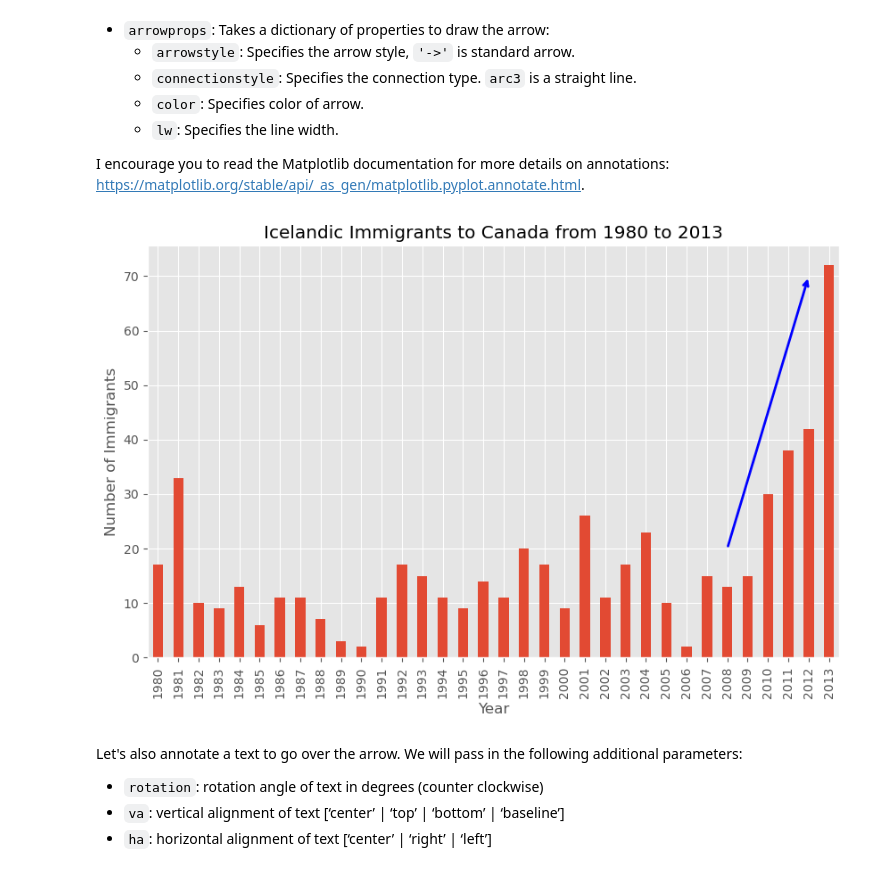
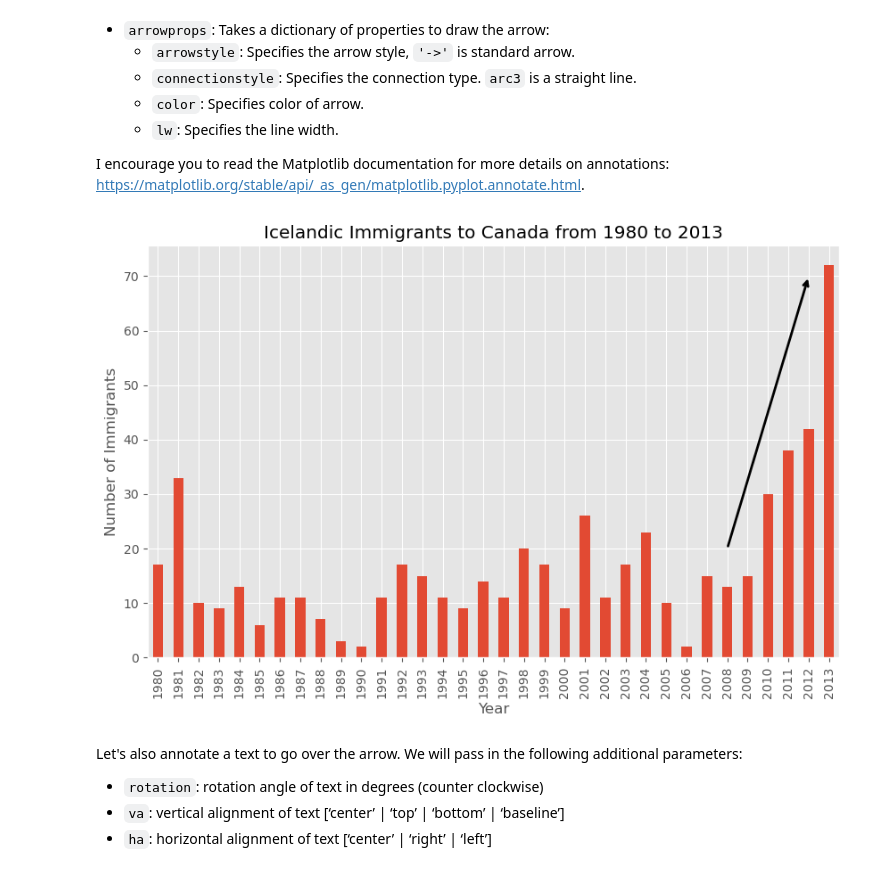
Before and after one commit to tmmendoza29/Coursera, a Jupyter notebook: Python for Data Science/Data Visualization/Week 1/DV0101EN-Exercise-Area-Plots-Histograms-and-Bar-Charts_.ipynb, the cells around one changed output. Saved outputs shown, nothing was run; the diff lists cells and outputs as text; code cells hidden in the pictures.

```diff
--- a/Python for Data Science/Data Visualization/Week 1/DV0101EN-Exercise-Area-Plots-Histograms-and-Bar-Charts_.ipynb
+++ b/Python for Data Science/Data Visualization/Week 1/DV0101EN-Exercise-Area-Plots-Histograms-and-Bar-Charts_.ipynb
@@ -612,21 +634,21 @@ I encourage you to read the Matplotlib documentation for more details on annotat
 # %%
 df_iceland.plot(kind='bar', figsize=(10, 6), rot=90)  # rotate the xticks(labelled points on x-axis) by 90 degrees
 
 plt.xlabel('Year')
 plt.ylabel('Number of Immigrants')
 plt.title('Icelandic Immigrants to Canada from 1980 to 2013')
 
 # Annotate arrow
 plt.annotate('',  # s: str. Will leave it blank for no text
              xy=(32, 70),  # place head of the arrow at point (year 2012 , pop 70)
              xytext=(28, 20),  # place base of the arrow at point (year 2008 , pop 20)
              xycoords='data',  # will use the coordinate system of the object being annotated
-             arrowprops=dict(arrowstyle='->', connectionstyle='arc3', color='blue', lw=2)
+             arrowprops=dict(arrowstyle='->', connectionstyle='arc3', color='black', lw=2)
              )
 
 plt.show()
 # %% [output]
-[figure, old version]
+[figure, new version]
 # %% [markdown]
 Let's also annotate a text to go over the arrow.  We will pass in the following additional parameters:
 
```
Also changed, not shown: parts of 3 cells of this notebook, 3 other files.
